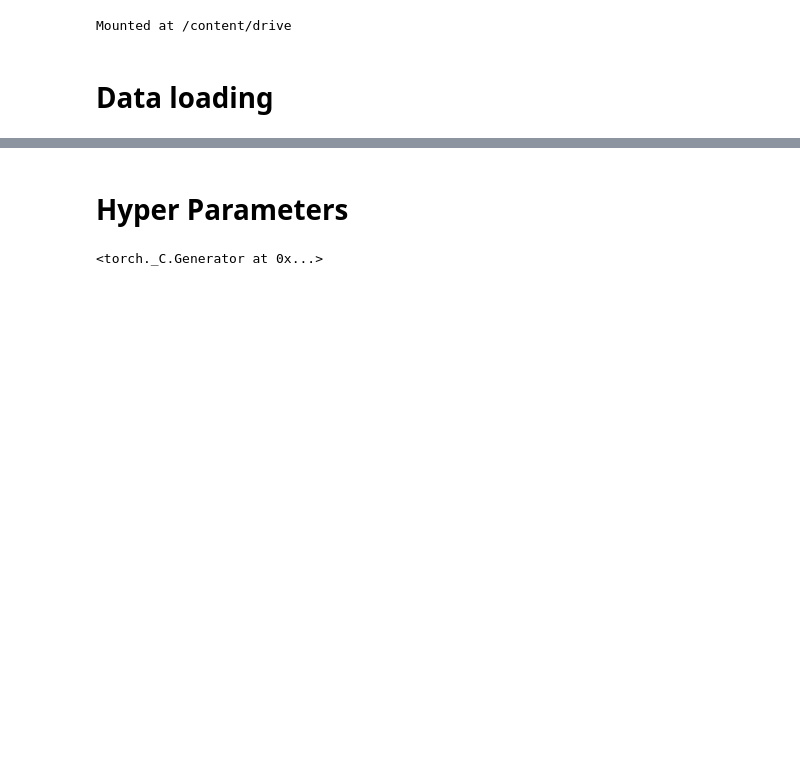
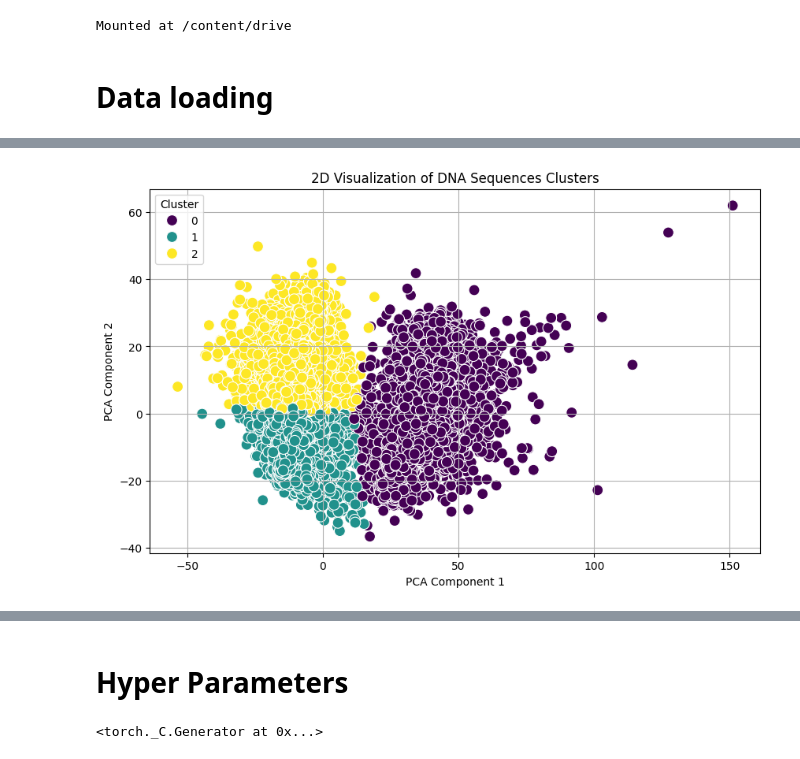
Before and after one commit to BlastOfMihh/Thrill, a Jupyter notebook: transformer.ipynb, the cells around one changed output, grey strips where cells are left out. Cells and saved outputs as stored; diff of their text form; code cells hidden in the pictures; blank space fills up the shorter version.

Commit message:
some plots

```diff
--- a/transformer.ipynb
+++ b/transformer.ipynb
@@ -51 +53,43 @@ dataset[:10]
   1)]
+# %%
+import numpy as np
+import matplotlib.pyplot as plt
+from sklearn.cluster import KMeans
+from sklearn.feature_extraction.text import CountVectorizer
+from sklearn.decomposition import PCA
+import seaborn as sns
+from sklearn.manifold import TSNE
+
+# Sample DNA sequences
+sequences = [x[0] for x in dataset]
+
+# Convert sequences to k-mer frequency (k=2)
+vectorizer = CountVectorizer(analyzer='char', ngram_range=(2, 2))
+X = vectorizer.fit_transform(sequences).toarray()
+
+# Apply k-means clustering
+kmeans = KMeans(n_clusters=3, random_state=0)
+kmeans.fit(X)
+
+# Get cluster labels
+labels = kmeans.labels_
+
+# Dimensionality reduction using PCA
+pca = PCA(n_components=2)
+X_reduced = pca.fit_transform(X)
+
+# # Dimensionality reduction using t-SNE
+# tsne = TSNE(n_components=2, random_state=0)
+# X_reduced = tsne.fit_transform(X)
+
+# Plotting
+plt.figure(figsize=(10, 6))
+sns.scatterplot(x=X_reduced[:, 0], y=X_reduced[:, 1], hue=labels, palette='viridis', s=100)
+plt.title('2D Visualization of DNA Sequences Clusters')
+plt.xlabel('PCA Component 1')
+plt.ylabel('PCA Component 2')
+plt.legend(title='Cluster')
+plt.grid()
+plt.show()
+# %% [output]
+[figure, added]
```
Also changed, not shown: parts of 3 cells of this notebook.
